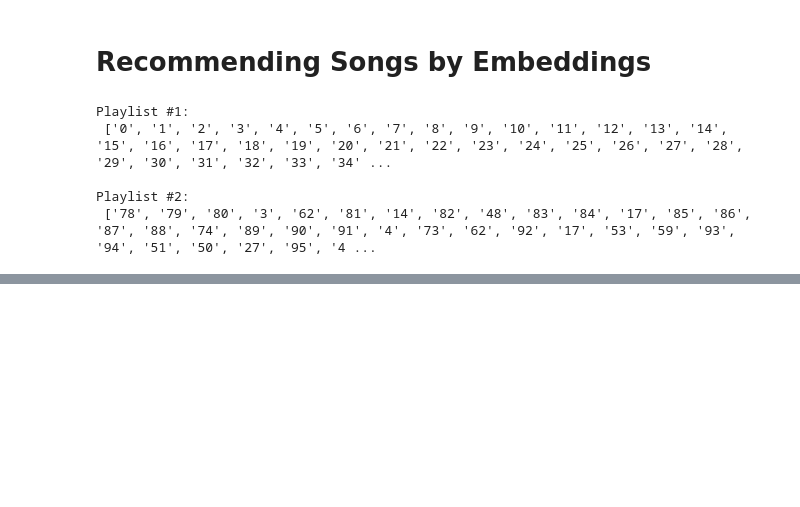
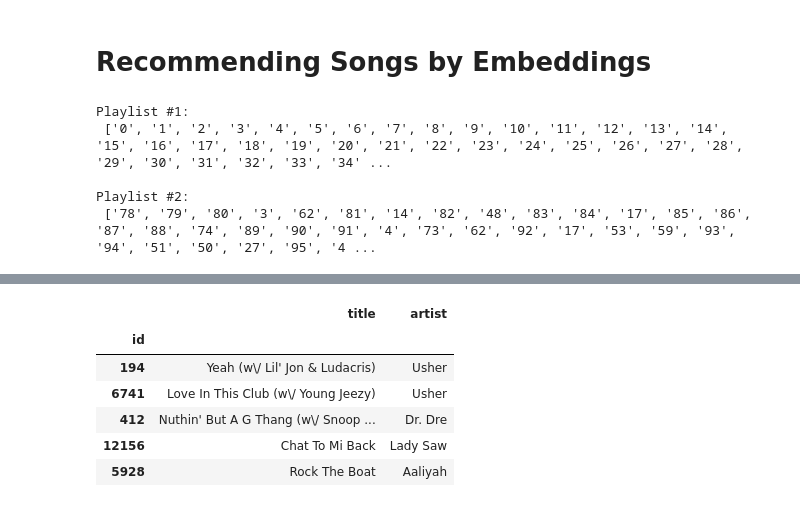
Before and after one commit to AsmitaBhat30/Coming-back-to-AI-2025, a Jupyter notebook: LLMs/training_a_song_embedding_model.ipynb, the cells around one changed output, grey strips where cells are left out. Cells and saved outputs as stored; diff of their text form; code cells hidden in the pictures; blank space fills up the shorter version.

```diff
--- a/LLMs/training_a_song_embedding_model.ipynb
+++ b/LLMs/training_a_song_embedding_model.ipynb
@@ -181,0 +269,10 @@ Playlist #2:
+# %%
+print_recommendations(5779)
+# %% [output]
+|  | title | artist |
+| id |  |  |
+| 194 | Yeah (w\/ Lil' Jon & Ludacris) | Usher |
+| 6741 | Love In This Club (w\/ Young Jeezy) | Usher |
+| 412 | Nuthin' But A G Thang (w\/ Snoop ... | Dr. Dre |
+| 12156 | Chat To Mi Back | Lady Saw |
+| 5928 | Rock The Boat | Aaliyah |
```
Also changed, not shown: parts of 19 cells of this notebook.
